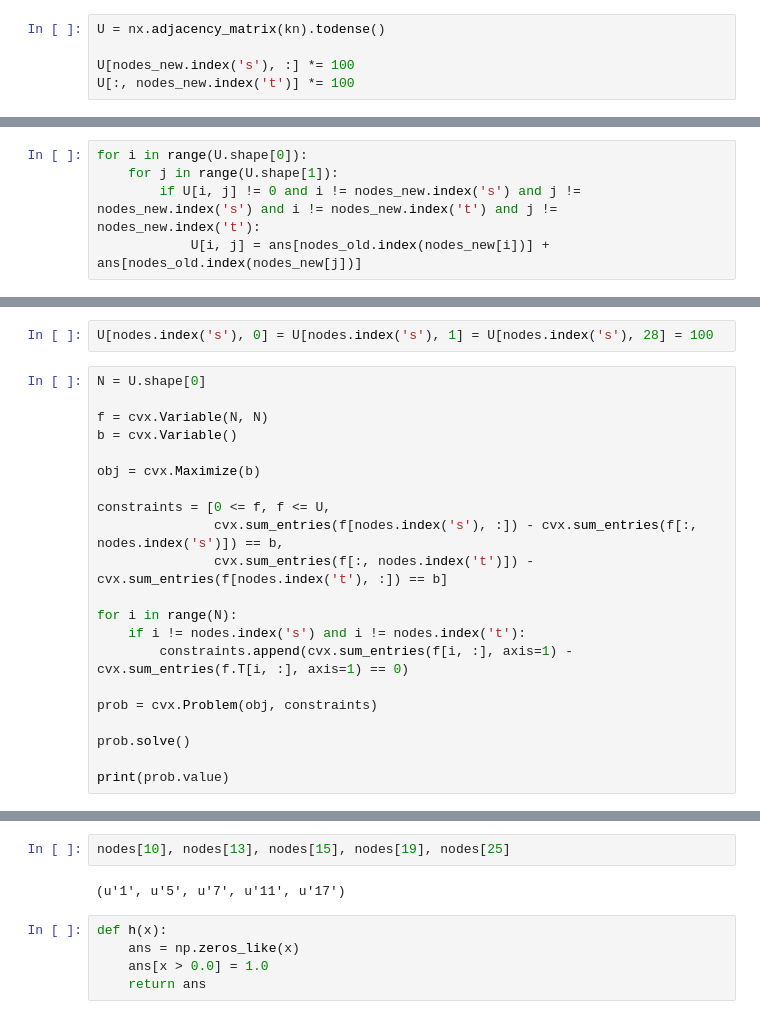
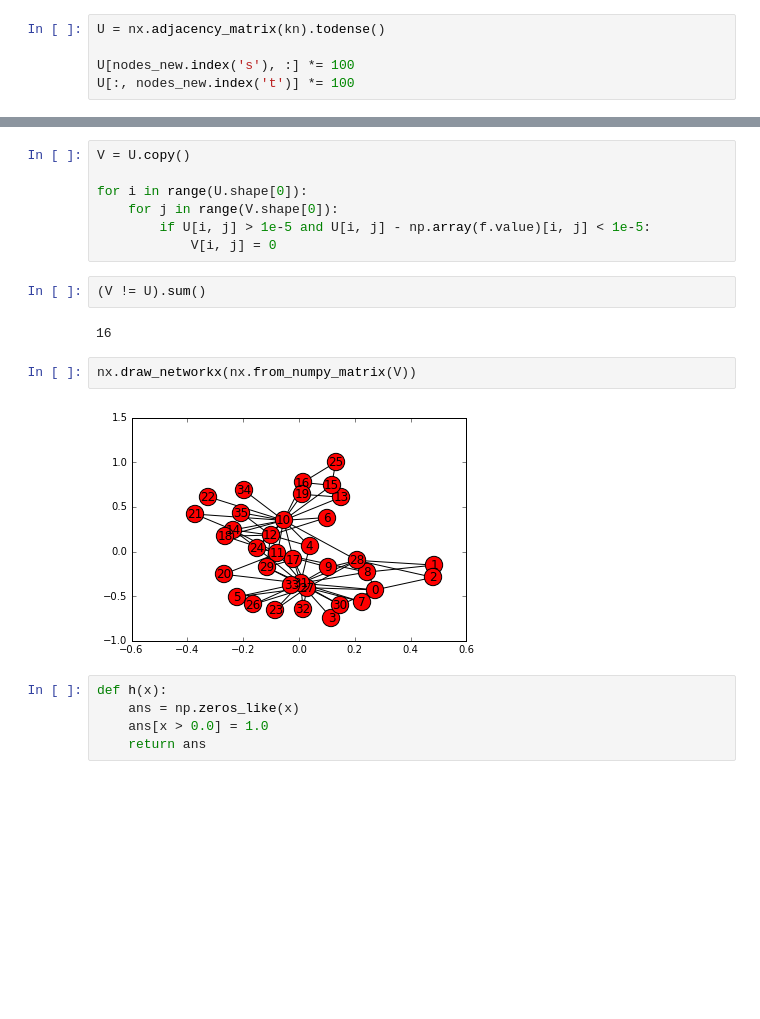
Before and after one commit to AC130USpectre/NLA2016project, a Jupyter notebook: opt-karate-mincut.ipynb, the cells around one changed output, grey strips where cells are left out. Cells and saved outputs as stored; diff of their text form; blank space fills up the shorter version.

```diff
--- a/opt-karate-mincut.ipynb
+++ b/opt-karate-mincut.ipynb
@@ -99,5 +116,0 @@ np.savetxt("U1.txt", U, fmt="%d")
-# %%
-for i in range(U.shape[0]):
-    for j in range(U.shape[1]):
-        if U[i, j] != 0 and i != nodes_new.index('s') and j != nodes_new.index('s') and i != nodes_new.index('t') and j != nodes_new.index('t'):
-            U[i, j] = ans[nodes_old.index(nodes_new[i])] + ans[nodes_old.index(nodes_new[j])]
@@ -143,23 +147,0 @@ nodes[2], nodes[0], nodes[1], nodes[28]
-# %%
-U[nodes.index('s'), 0] = U[nodes.index('s'), 1] = U[nodes.index('s'), 28] = 100
-# %%
-N = U.shape[0]
-
-f = cvx.Variable(N, N)
-b = cvx.Variable()
-
-obj = cvx.Maximize(b)
-
-constraints = [0 <= f, f <= U,
-               cvx.sum_entries(f[nodes.index('s'), :]) - cvx.sum_entries(f[:, nodes.index('s')]) == b,
-               cvx.sum_entries(f[:, nodes.index('t')]) - cvx.sum_entries(f[nodes.index('t'), :]) == b]
-
-for i in range(N):
-    if i != nodes.index('s') and i != nodes.index('t'):
-        constraints.append(cvx.sum_entries(f[i, :], axis=1) - cvx.sum_entries(f.T[i, :], axis=1) == 0)
-
-prob = cvx.Problem(obj, constraints)
-
-prob.solve()
-
-print(prob.value)
@@ -176,7 +148,18 @@ print(cut)
-# %%
-nodes[10], nodes[13], nodes[15], nodes[19], nodes[25]
-# %% [output]
-(u'1', u'5', u'7', u'11', u'17')
+# %%
+V = U.copy()
+
+for i in range(U.shape[0]):
+    for j in range(V.shape[0]):
+        if U[i, j] > 1e-5 and U[i, j] - np.array(f.value)[i, j] < 1e-5:
+            V[i, j] = 0
+# %%
+(V != U).sum()
+# %% [output]
+16
+# %%
+nx.draw_networkx(nx.from_numpy_matrix(V))
+# %% [output]
+[figure, added]
 # %%
 def h(x):
     ans = np.zeros_like(x)
```
Also changed, not shown: parts of 13 cells of this notebook.
